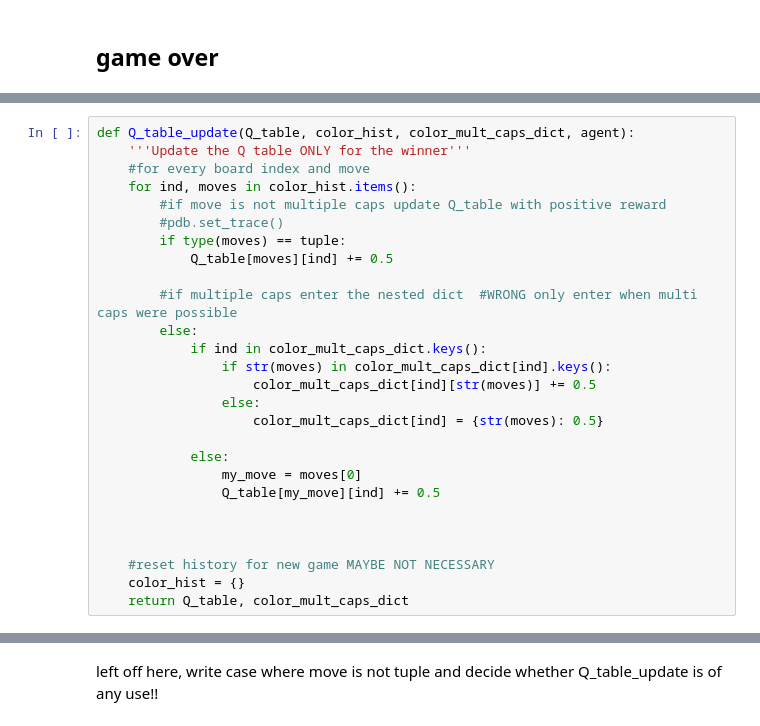
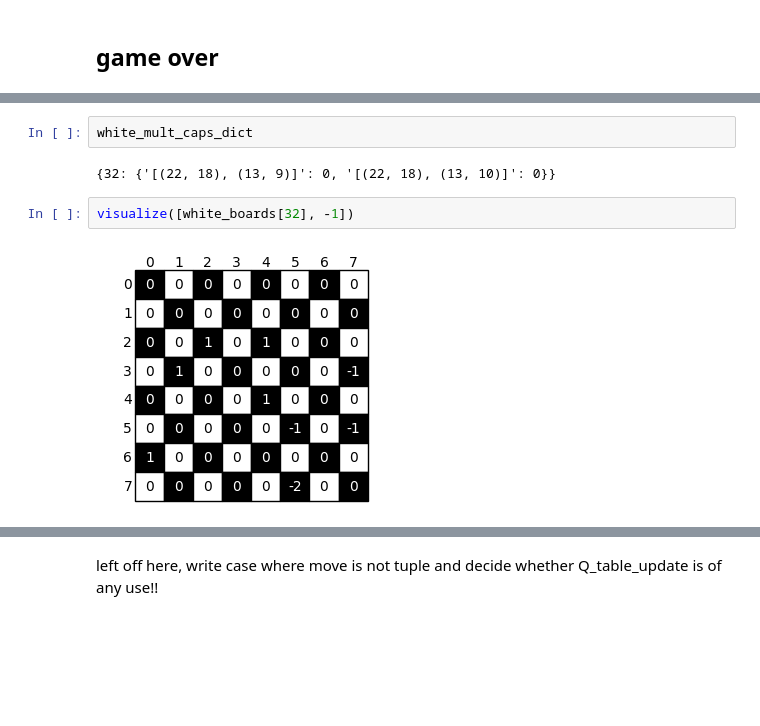
Before and after one commit to federicoschiaffino/Eldo, a Jupyter notebook: Eldo/Q Learning.ipynb, the cells around one changed output, grey strips where cells are left out. Cells and saved outputs as stored; diff of their text form; blank space fills up the shorter version.

```diff
--- a/Eldo/Q Learning.ipynb
+++ b/Eldo/Q Learning.ipynb
@@ -425,27 +400,8 @@ play_game(board_1)
-# %%
-def Q_table_update(Q_table, color_hist, color_mult_caps_dict, agent):
-    '''Update the Q table ONLY for the winner'''
-    #for every board index and move
-    for ind, moves in color_hist.items():
-        #if move is not multiple caps update Q_table with positive reward
-        #pdb.set_trace()
-        if type(moves) == tuple:
-            Q_table[moves][ind] += 0.5
-
-        #if multiple caps enter the nested dict  #WRONG only enter when multi caps were possible
-        else:
-            if ind in color_mult_caps_dict.keys():
-                if str(moves) in color_mult_caps_dict[ind].keys():
-                    color_mult_caps_dict[ind][str(moves)] += 0.5
-                else:
-                    color_mult_caps_dict[ind] = {str(moves): 0.5}
-
-            else:
-                my_move = moves[0]
-                Q_table[my_move][ind] += 0.5
-
-
-
-    #reset history for new game MAYBE NOT NECESSARY
-    color_hist = {}
-    return Q_table, color_mult_caps_dict
+# %%
+white_mult_caps_dict
+# %% [output]
+{32: {'[(22, 18), (13, 9)]': 0, '[(22, 18), (13, 10)]': 0}}
+# %%
+visualize([white_boards[32], -1])
+# %% [output]
+[figure, added]
```
Also changed, not shown: parts of 38 cells of this notebook.
